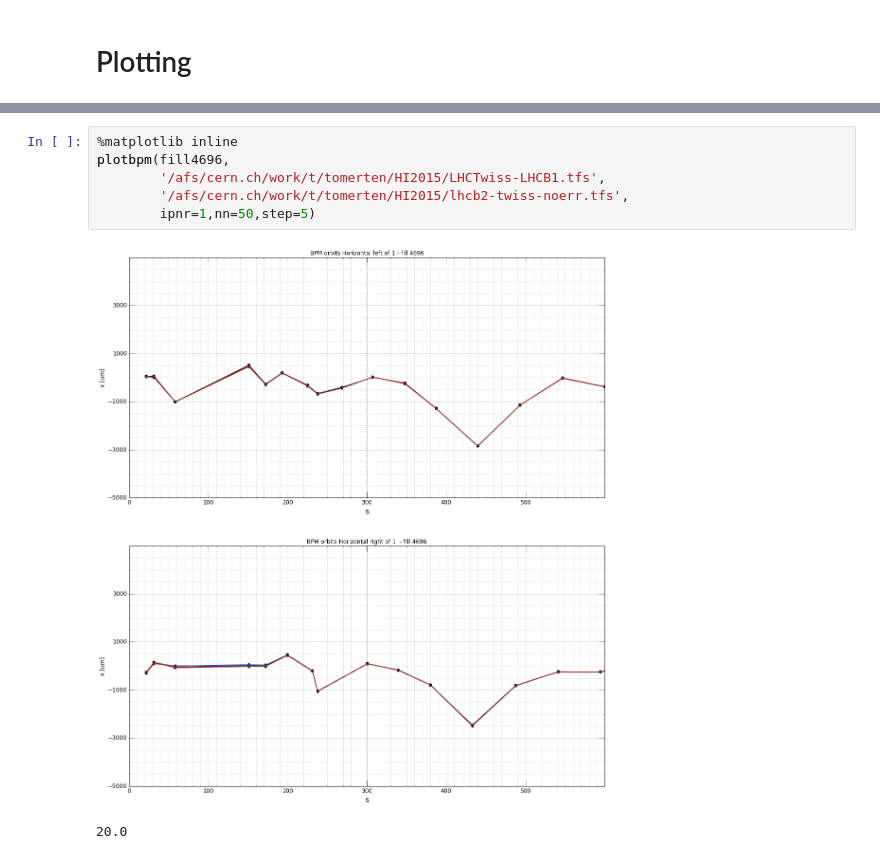
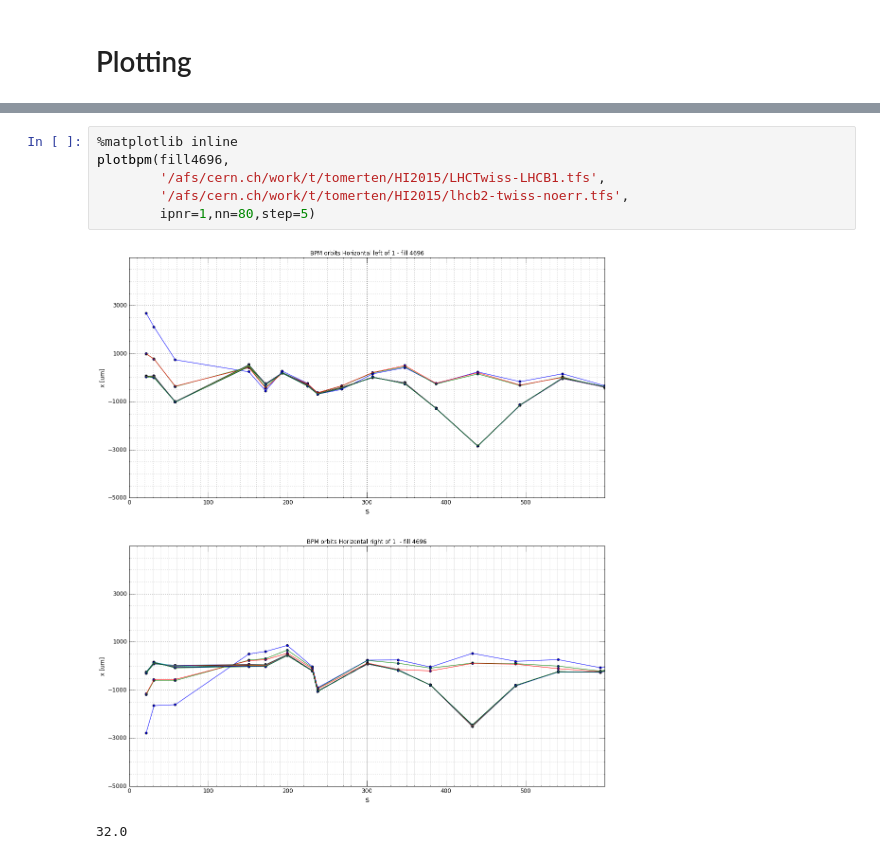
Before and after one commit to TMsangohan/Python_Tracking_Sec_Beams, a Jupyter notebook: BPM_ALL_IP.ipynb, the cells around one changed output, grey strips where cells are left out. Cells and saved outputs as stored; diff of their text form.

```diff
--- a/BPM_ALL_IP.ipynb
+++ b/BPM_ALL_IP.ipynb
@@ -197,12 +197,12 @@ plotbpm(fill4707,
 # %%
 %matplotlib inline
 plotbpm(fill4696,
         '/afs/cern.ch/work/t/tomerten/HI2015/LHCTwiss-LHCB1.tfs',
         '/afs/cern.ch/work/t/tomerten/HI2015/lhcb2-twiss-noerr.tfs',
-        ipnr=1,nn=50,step=5)
+        ipnr=1,nn=80,step=5)
 # %% [output]
-[figure, old version]
+[figure, new version]
-20.0
+32.0
 # %%
 %matplotlib inline
 plotbpm(fill4707,
```
Also changed, not shown: parts of 5 cells of this notebook.
